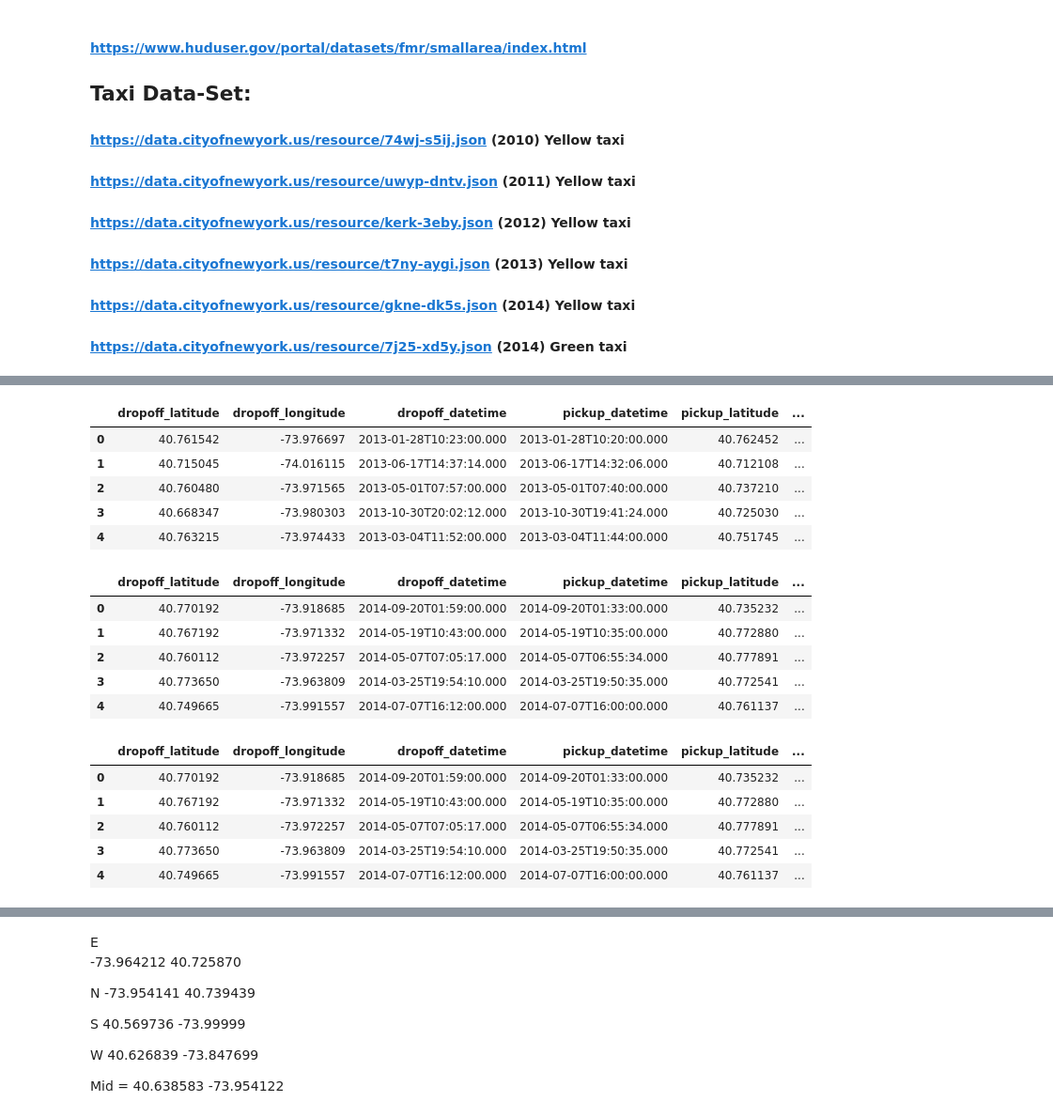
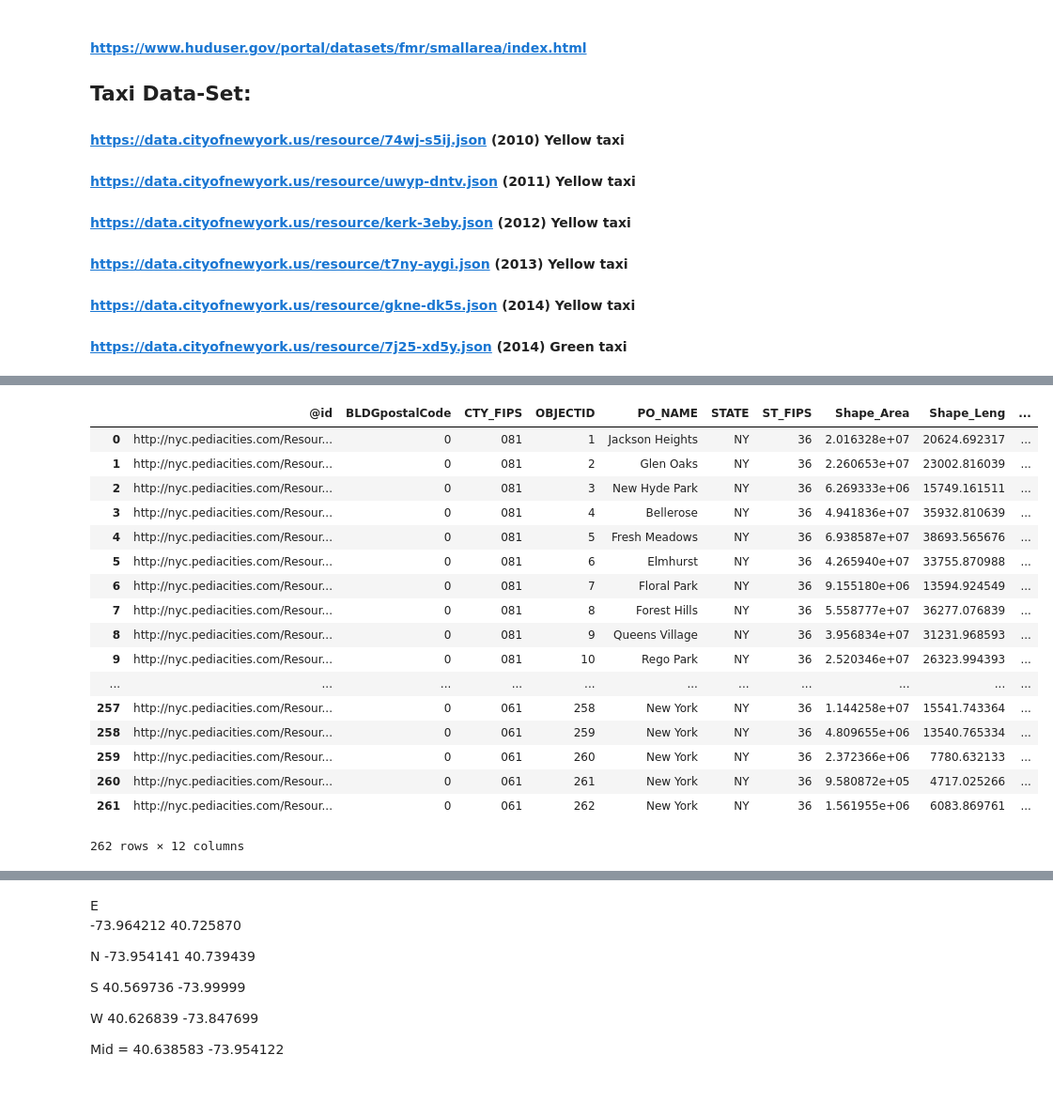
Before and after one commit to cjallow/DataScience-Project, a Jupyter notebook: GENTRIFICATION EXPLORER.ipynb, the cells around one changed output, grey strips where cells are left out. Shown at 94% size. Cells and saved outputs as stored; diff of their text form; code cells hidden in the pictures; blank space fills up the shorter version.

```diff
--- a/GENTRIFICATION EXPLORER.ipynb
+++ b/GENTRIFICATION EXPLORER.ipynb
@@ -130,29 +131,0 @@ y_data_012.head()
-# %%
-y_data_013.head()
-# %% [output]
-|  | dropoff_latitude | dropoff_longitude | dropoff_datetime | pickup_datetime | pickup_latitude | ... |
-| 0 | 40.761542 | -73.976697 | 2013-01-28T10:23:00.000 | 2013-01-28T10:20:00.000 | 40.762452 | ... |
-| 1 | 40.715045 | -74.016115 | 2013-06-17T14:37:14.000 | 2013-06-17T14:32:06.000 | 40.712108 | ... |
-| 2 | 40.760480 | -73.971565 | 2013-05-01T07:57:00.000 | 2013-05-01T07:40:00.000 | 40.737210 | ... |
-| 3 | 40.668347 | -73.980303 | 2013-10-30T20:02:12.000 | 2013-10-30T19:41:24.000 | 40.725030 | ... |
-| 4 | 40.763215 | -73.974433 | 2013-03-04T11:52:00.000 | 2013-03-04T11:44:00.000 | 40.751745 | ... |
-# %%
-y_data_014.head()
-# %% [output]
-|  | dropoff_latitude | dropoff_longitude | dropoff_datetime | pickup_datetime | pickup_latitude | ... |
-| 0 | 40.770192 | -73.918685 | 2014-09-20T01:59:00.000 | 2014-09-20T01:33:00.000 | 40.735232 | ... |
-| 1 | 40.767192 | -73.971332 | 2014-05-19T10:43:00.000 | 2014-05-19T10:35:00.000 | 40.772880 | ... |
-| 2 | 40.760112 | -73.972257 | 2014-05-07T07:05:17.000 | 2014-05-07T06:55:34.000 | 40.777891 | ... |
-| 3 | 40.773650 | -73.963809 | 2014-03-25T19:54:10.000 | 2014-03-25T19:50:35.000 | 40.772541 | ... |
-| 4 | 40.749665 | -73.991557 | 2014-07-07T16:12:00.000 | 2014-07-07T16:00:00.000 | 40.761137 | ... |
-# %%
-#append the yellow taxi data-set with the green taxi data-set for 2014
-y_data_014.append(green_014)
-y_data_014.head()
-# %% [output]
-|  | dropoff_latitude | dropoff_longitude | dropoff_datetime | pickup_datetime | pickup_latitude | ... |
-| 0 | 40.770192 | -73.918685 | 2014-09-20T01:59:00.000 | 2014-09-20T01:33:00.000 | 40.735232 | ... |
-| 1 | 40.767192 | -73.971332 | 2014-05-19T10:43:00.000 | 2014-05-19T10:35:00.000 | 40.772880 | ... |
-| 2 | 40.760112 | -73.972257 | 2014-05-07T07:05:17.000 | 2014-05-07T06:55:34.000 | 40.777891 | ... |
-| 3 | 40.773650 | -73.963809 | 2014-03-25T19:54:10.000 | 2014-03-25T19:50:35.000 | 40.772541 | ... |
-| 4 | 40.749665 | -73.991557 | 2014-07-07T16:12:00.000 | 2014-07-07T16:00:00.000 | 40.761137 | ... |
@@ -158,0 +139,45 @@ y_data_014.head()
+# %%
+zipgeojson = "https://github.com/YuHuaCheng/Map/raw/master/data/nyc-zip-code-tabulation-areas-polygons.geojson"
+#zipgeojson = "https://github.com/dwillis/nyc-maps/raw/master/boroughs.geojson"
+zipsfile = os.path.join("data",zipgeojson.split("/")[-1])
+
+try:
+    bb = gpd.read_file(zipsfile)
+except OSError as e:
+    urllib.request.urlretrieve(zipgeojson, zipsfile)
+
+    #zips geojson had a var assignment that caused problems
+    fin = open(zipsfile)
+
+    lines = [line for line in fin]
+    lines[0] = lines[0].replace("var nycdata = ", "")
+
+    fin.close()
+
+    fout = open(zipsfile, "w")
+    for line in lines:
+        fout.write(line)
+    fout.flush()
+    fout.close()
+
+    bb = gpd.read_file(zipsfile)
+gpd.read_file(zipsfile)
+# %% [output]
+|  | @id | BLDGpostalCode | CTY_FIPS | OBJECTID | PO_NAME | STATE | ST_FIPS | Shape_Area | Shape_Leng | ... |
+| 0 | http://nyc.pediacities.com/Resour... | 0 | 081 | 1 | Jackson Heights | NY | 36 | 2.016328e+07 | 20624.692317 | ... |
+| 1 | http://nyc.pediacities.com/Resour... | 0 | 081 | 2 | Glen Oaks | NY | 36 | 2.260653e+07 | 23002.816039 | ... |
+| 2 | http://nyc.pediacities.com/Resour... | 0 | 081 | 3 | New Hyde Park | NY | 36 | 6.269333e+06 | 15749.161511 | ... |
+| 3 | http://nyc.pediacities.com/Resour... | 0 | 081 | 4 | Bellerose | NY | 36 | 4.941836e+07 | 35932.810639 | ... |
+| 4 | http://nyc.pediacities.com/Resour... | 0 | 081 | 5 | Fresh Meadows | NY | 36 | 6.938587e+07 | 38693.565676 | ... |
+| 5 | http://nyc.pediacities.com/Resour... | 0 | 081 | 6 | Elmhurst | NY | 36 | 4.265940e+07 | 33755.870988 | ... |
+| 6 | http://nyc.pediacities.com/Resour... | 0 | 081 | 7 | Floral Park | NY | 36 | 9.155180e+06 | 13594.924549 | ... |
+| 7 | http://nyc.pediacities.com/Resour... | 0 | 081 | 8 | Forest Hills | NY | 36 | 5.558777e+07 | 36277.076839 | ... |
+| 8 | http://nyc.pediacities.com/Resour... | 0 | 081 | 9 | Queens Village | NY | 36 | 3.956834e+07 | 31231.968593 | ... |
+| 9 | http://nyc.pediacities.com/Resour... | 0 | 081 | 10 | Rego Park | NY | 36 | 2.520346e+07 | 26323.994393 | ... |
+| ... | ... | ... | ... | ... | ... | ... | ... | ... | ... | ... |
+| 257 | http://nyc.pediacities.com/Resour... | 0 | 061 | 258 | New York | NY | 36 | 1.144258e+07 | 15541.743364 | ... |
+| 258 | http://nyc.pediacities.com/Resour... | 0 | 061 | 259 | New York | NY | 36 | 4.809655e+06 | 13540.765334 | ... |
+| 259 | http://nyc.pediacities.com/Resour... | 0 | 061 | 260 | New York | NY | 36 | 2.372366e+06 | 7780.632133 | ... |
+| 260 | http://nyc.pediacities.com/Resour... | 0 | 061 | 261 | New York | NY | 36 | 9.580872e+05 | 4717.025266 | ... |
+| 261 | http://nyc.pediacities.com/Resour... | 0 | 061 | 262 | New York | NY | 36 | 1.561955e+06 | 6083.869761 | ... |
+262 rows × 12 columns
```
Also changed, not shown: parts of 33 cells of this notebook.
